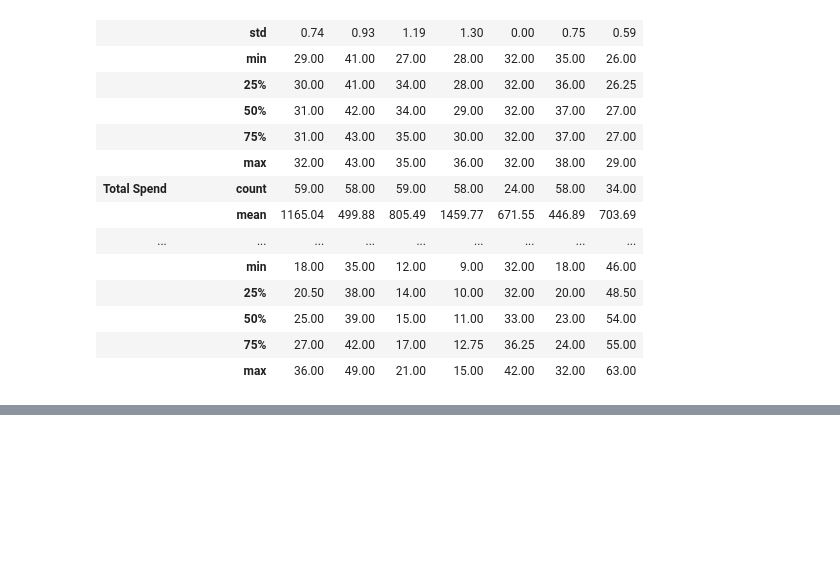
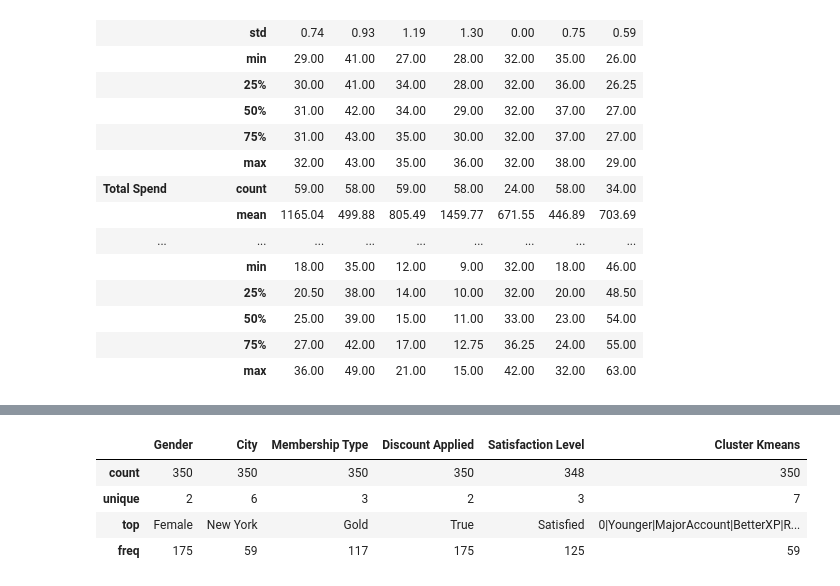
Before and after one commit to ThiMasaharu/ml_customer_behavior, a Jupyter notebook: Script.ipynb, the cells around one changed output, grey strips where cells are left out. Drawn from its saved outputs; the diff is of its cells as text; code cells hidden in the pictures; blank space fills up the shorter version.

```diff
--- a/Script.ipynb
+++ b/Script.ipynb
@@ -246,0 +290,8 @@ We can conclude that younger people tend to have the best experience and spend m
+# %%
+df_customer_behavior_qual.describe()
+# %% [output]
+|  | Gender | City | Membership Type | Discount Applied | Satisfaction Level | Cluster Kmeans |
+| count | 350 | 350 | 350 | 350 | 348 | 350 |
+| unique | 2 | 6 | 3 | 2 | 3 | 7 |
+| top | Female | New York | Gold | True | Satisfied | 0|Younger|MajorAccount|BetterXP|R... |
+| freq | 175 | 59 | 117 | 175 | 125 | 59 |
```
Also changed, not shown: parts of 23 cells of this notebook.
